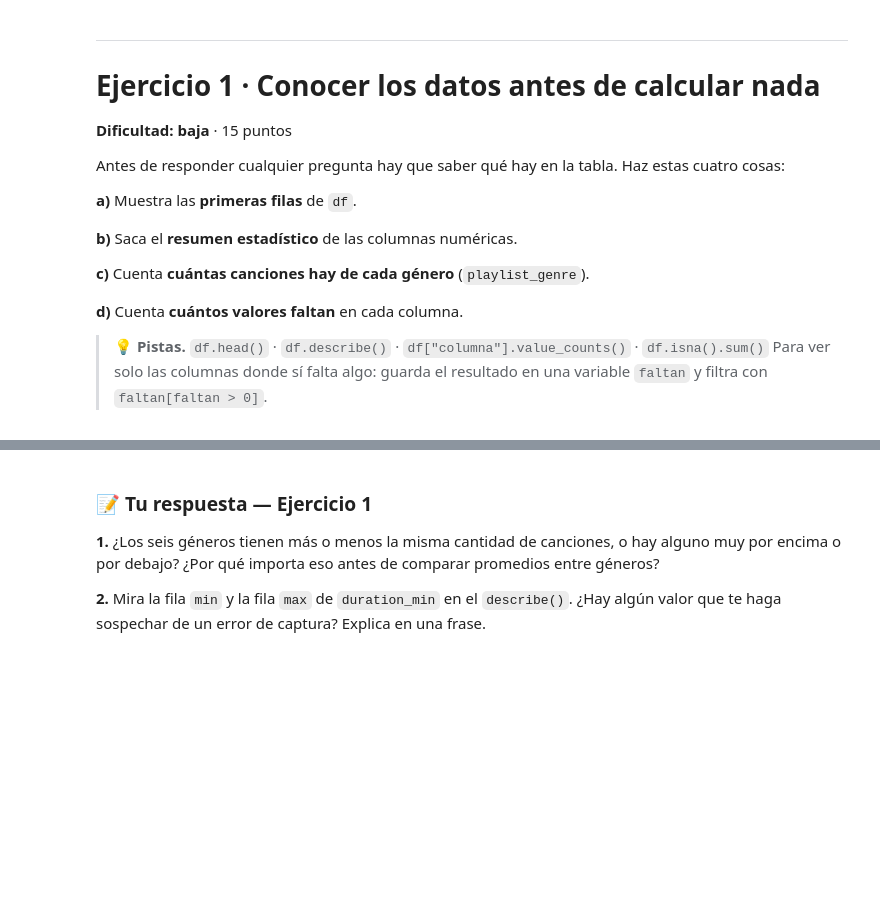
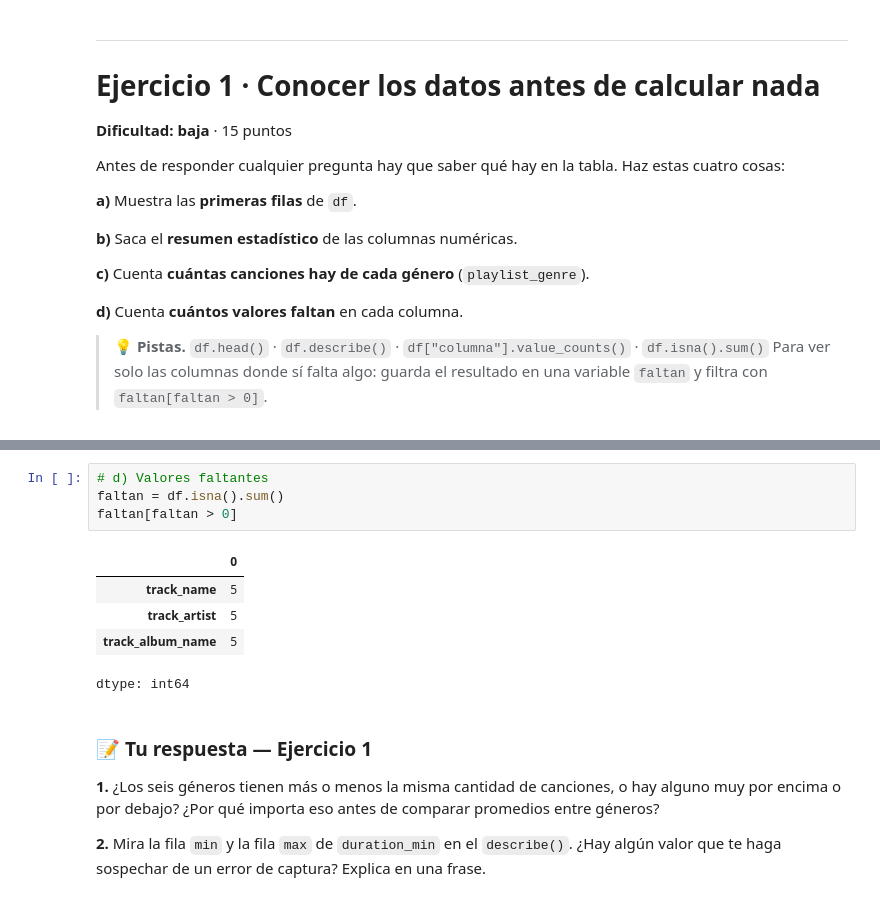
Before and after one commit to syltaer-utp/s100-tareas, a Jupyter notebook: S100_PS1_Aparicio.ipynb, the cells around one changed output, grey strips where cells are left out. Cells and saved outputs as stored; diff of their text form; blank space fills up the shorter version.

```diff
--- a/S100_PS1_Aparicio.ipynb
+++ b/S100_PS1_Aparicio.ipynb
@@ -135,3 +159,13 @@ Antes de responder cualquier pregunta hay que saber qué hay en la tabla. Haz es
+# %%
+# d) Valores faltantes
+faltan = df.isna().sum()
+faltan[faltan > 0]
+# %% [output]
+|  | 0 |
+| track_name | 5 |
+| track_artist | 5 |
+| track_album_name | 5 |
+dtype: int64
 # %% [markdown]
 ### 📝 Tu respuesta — Ejercicio 1
 
```
Also changed, not shown: parts of 4 cells of this notebook.
